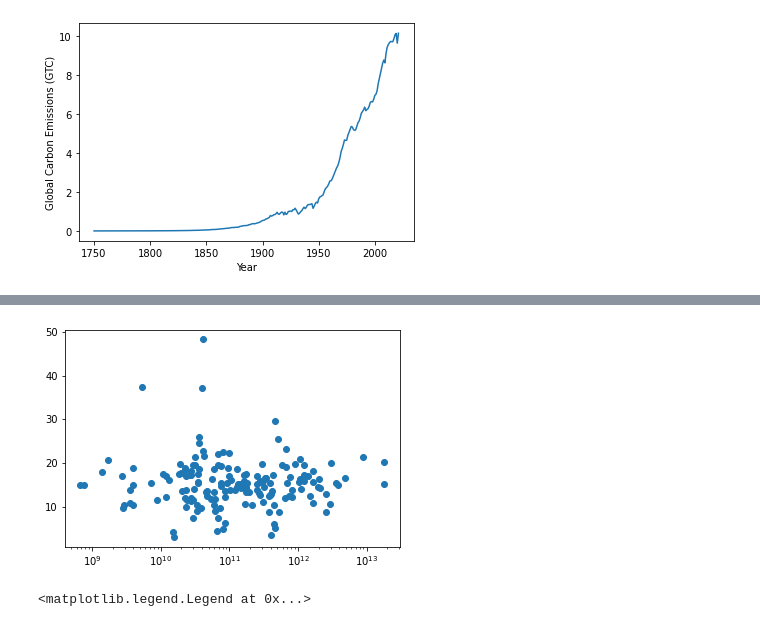
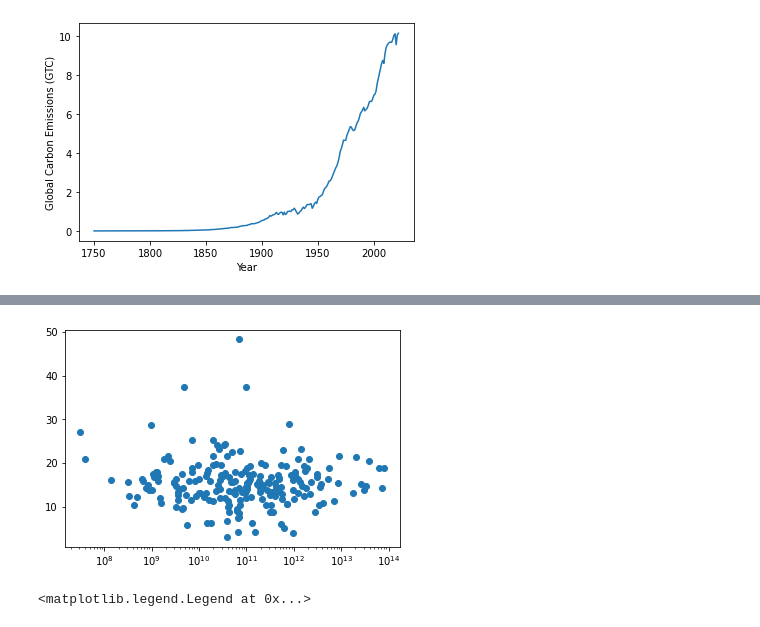
Before and after one commit to dodelson/Physics-of-Energy, a Jupyter notebook: Code/01_global_co2.ipynb, the cells around one changed output, grey strips where cells are left out. Cells and saved outputs as stored; diff of their text form; code cells hidden in the pictures.

```diff
--- a/Code/01_global_co2.ipynb
+++ b/Code/01_global_co2.ipynb
@@ -181,10 +220,10 @@ Text(0, 0.5, 'Emissions (GtC)')
 # %%
 emissions_gm=emissions*1.e12/3.664 # emissions are in Mtonnes of CO_2; to get to grams, divide by this
 intensity=emissions_gm/(energy*kwhour/1.e6) #gm/MJ
-plt.scatter(gdp,intensity)
+plt.scatter(energy,intensity)
 plt.xscale('log')
 # %% [output]
-[figure, old version]
+[figure, new version]
 # %%
 plt.scatter(gdp/1.e12,emissions/1.e3/3.664/energy,label='Emissions')
 plt.xlabel('GDP ($T)')
```
Also changed, not shown: parts of 16 cells of this notebook, 15 other files.
